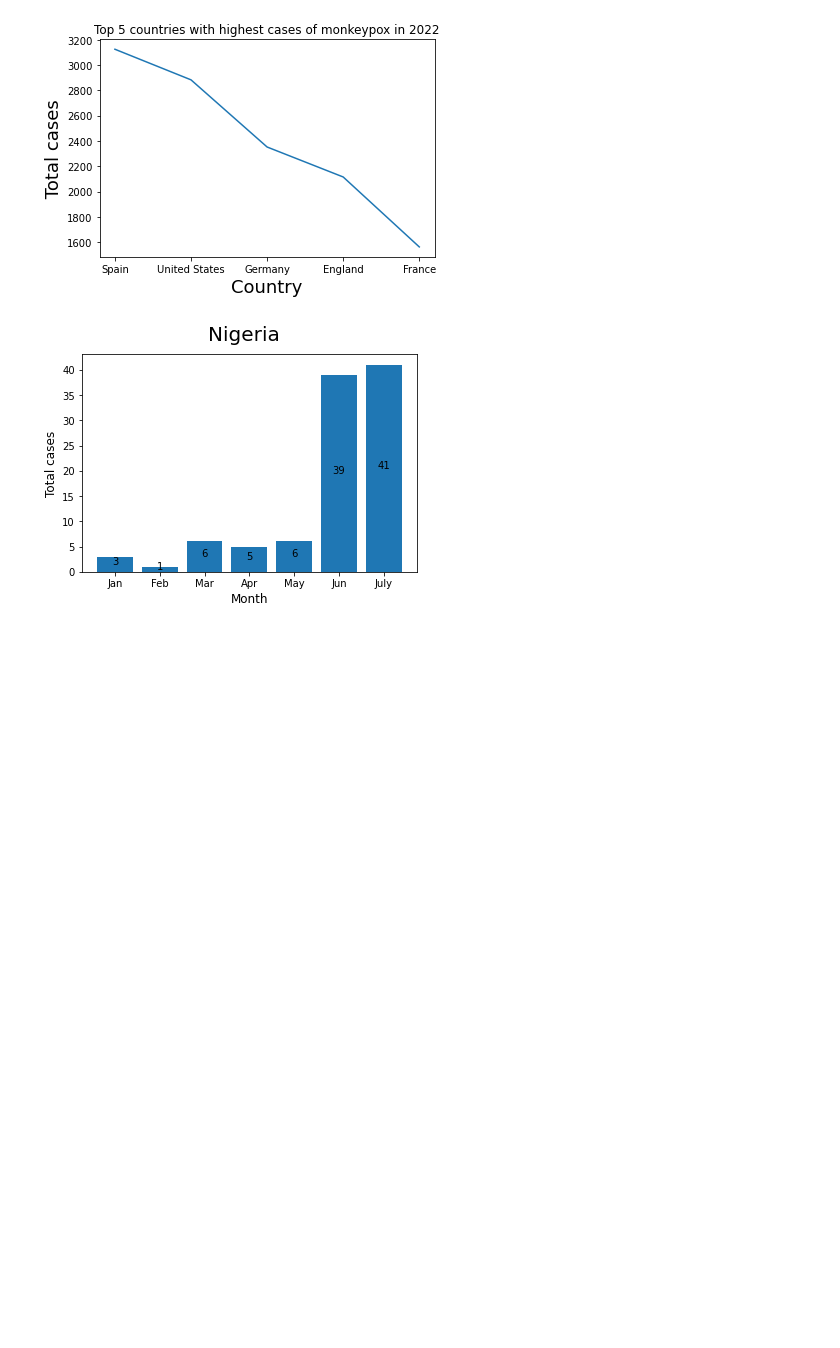
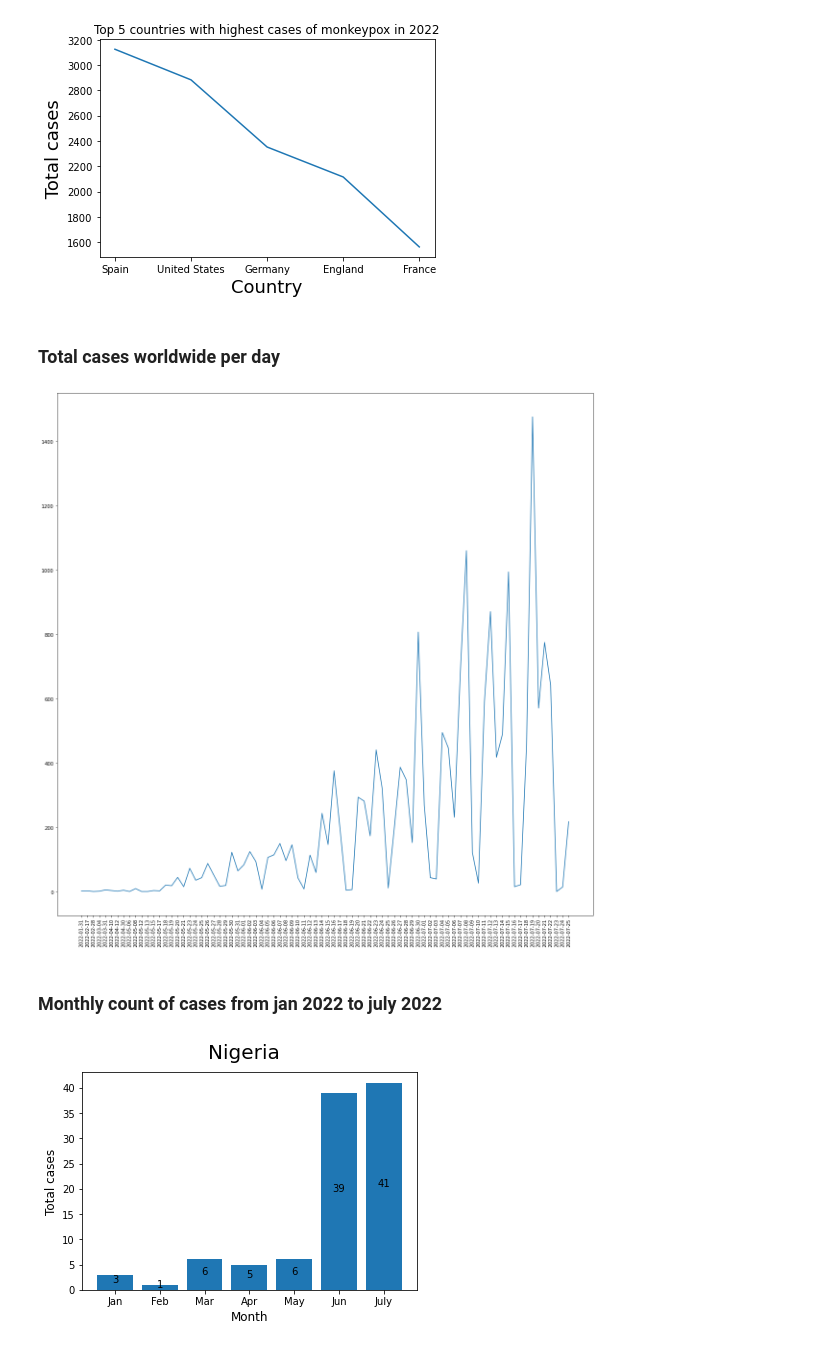
Before and after one commit to piyusherror6/Monkeypox_cases_worldwide, a Jupyter notebook: monkeypox_myproject.ipynb, the cells around one changed output. Saved outputs shown, nothing was run; the diff lists cells and outputs as text; code cells hidden in the pictures; blank space fills up the shorter version.

```diff
--- a/monkeypox_myproject.ipynb
+++ b/monkeypox_myproject.ipynb
@@ -86,6 +150,23 @@ plt.xlabel("Country",size=18)
 plt.show()
 # %% [output]
 [figure]
+# %% [markdown]
+###  Total cases worldwide per day
+# %%
+df1 = df.iloc[:, 1:78].sum(axis=1)
+df1.index = df.iloc[:, 0]
+plt.figure(figsize=(20, 20))
+plt.title=("Total cases world wide per day")
+plt.ylabel=("Cases")
+plt.xlabel=("Date")
+plt.plot(df1.index,df1)
+plt.xticks(rotation=90)
+
+plt.show()
+# %% [output]
+[figure, added]
+# %% [markdown]
+### Monthly count of  cases from jan 2022 to july 2022
 # %%
 country_names=list(df.columns)[1:78]
 l=len(country_names)
```
Also changed, not shown: parts of 11 cells of this notebook.
